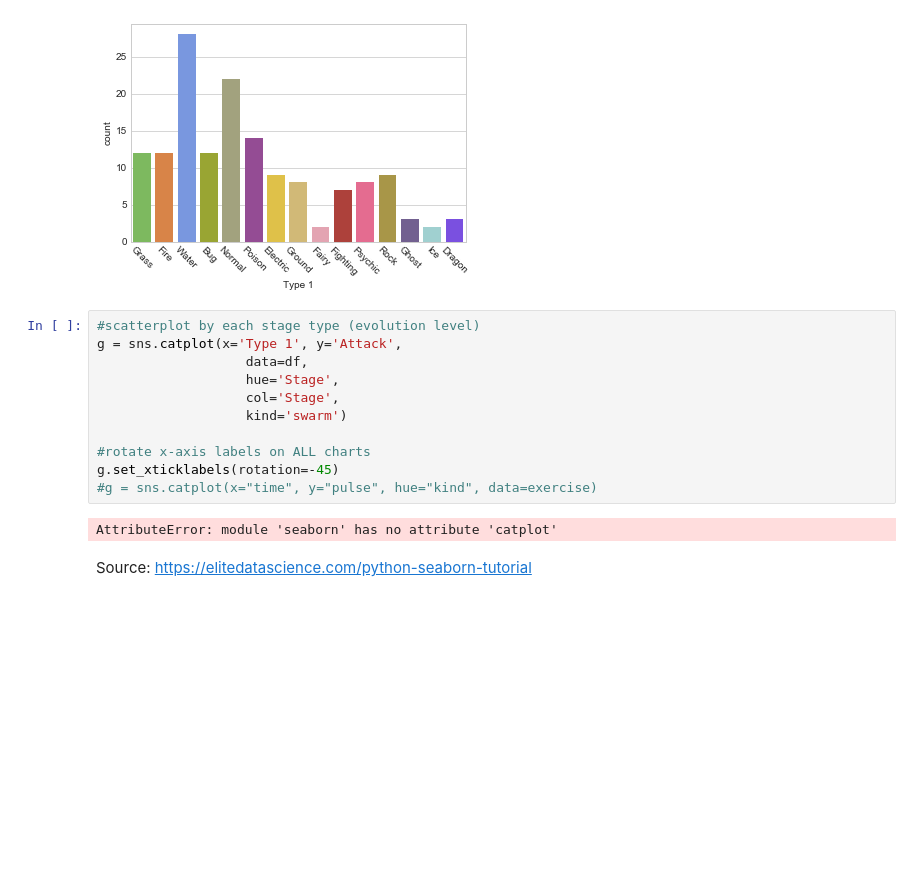
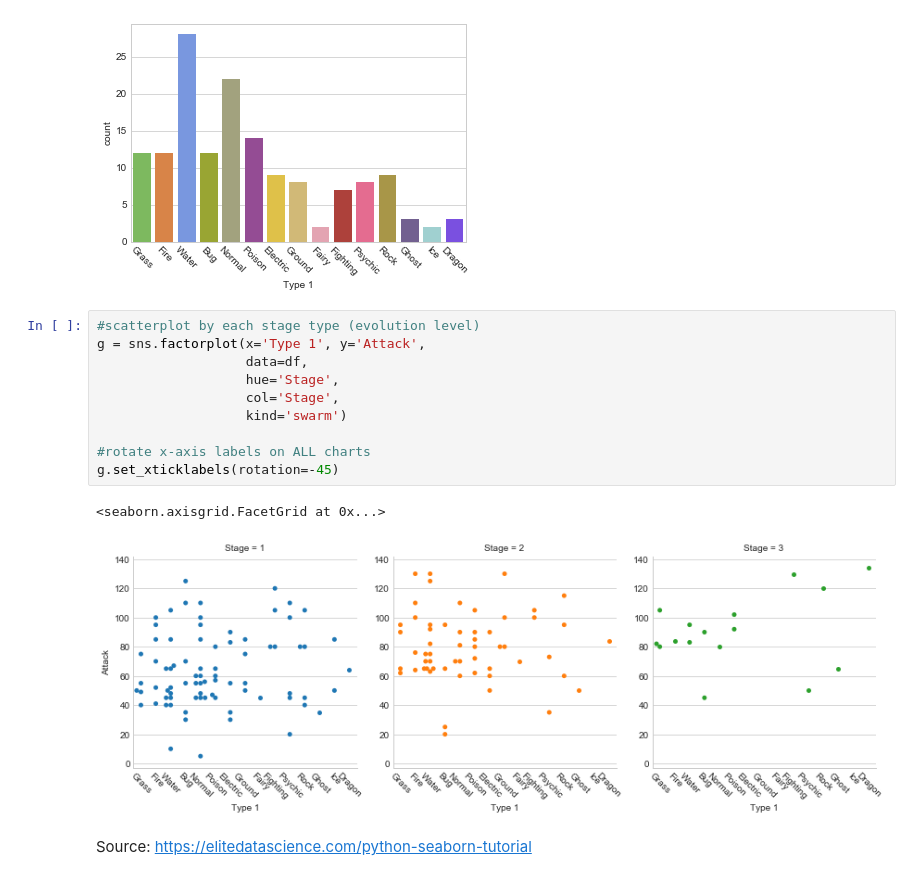
Before and after one commit to tyettil21/DataAnalyticsbootcamp2018mc, a Jupyter notebook: Module+5+-+Data+Visualization.ipynb, the cells around one changed output. Cells and saved outputs as stored; diff of their text form; blank space fills up the shorter version.

Commit message:
mod 5 changes @ end
changes made sns.catplot to sns.factorplot to make graph show.

```diff
--- a/Module+5+-+Data+Visualization.ipynb
+++ b/Module+5+-+Data+Visualization.ipynb
@@ -229,16 +222,16 @@ plt.xticks(rotation=-45)
 [figure]
 # %%
 #scatterplot by each stage type (evolution level)
-g = sns.catplot(x='Type 1', y='Attack',
+g = sns.factorplot(x='Type 1', y='Attack',
                    data=df,
                    hue='Stage',
                    col='Stage',
                    kind='swarm')
 
 #rotate x-axis labels on ALL charts
 g.set_xticklabels(rotation=-45)
-#g = sns.catplot(x="time", y="pulse", hue="kind", data=exercise)
 # %% [output]
-AttributeError: module 'seaborn' has no attribute 'catplot'
+<seaborn.axisgrid.FacetGrid at 0x...>
+[figure, added]
 # %% [markdown]
 Source: https://elitedatascience.com/python-seaborn-tutorial
```
Also changed, not shown: parts of 4 cells of this notebook.
